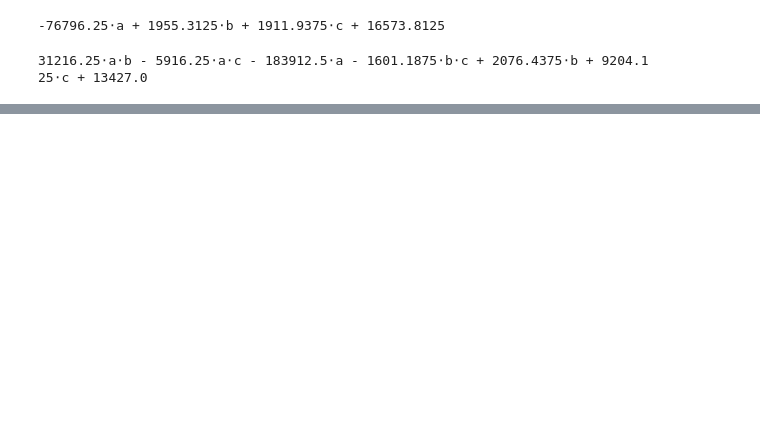
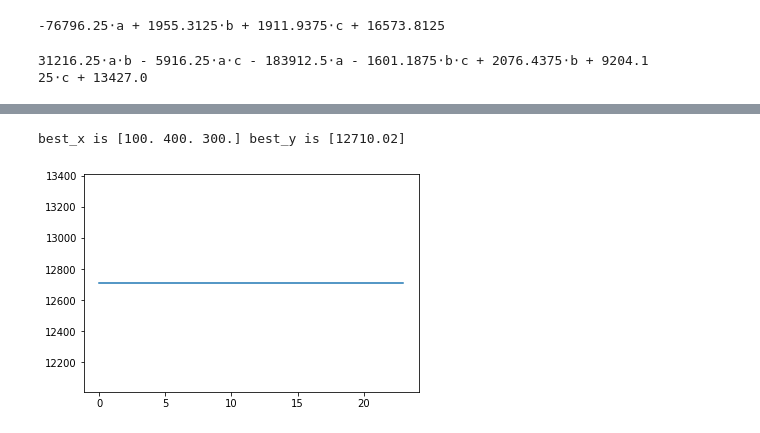
Before and after one commit to FernJSJ/Pyhon, a Jupyter notebook: Jupyter Notebook/Manjaro/响应面.ipynb, the cells around one changed output, grey strips where cells are left out. Drawn from its saved outputs; the diff is of its cells as text; code cells hidden in the pictures; blank space fills up the shorter version.

```diff
--- a/Jupyter Notebook/Manjaro/响应面.ipynb
+++ b/Jupyter Notebook/Manjaro/响应面.ipynb
@@ -27,0 +156,21 @@ print('%.4f' % x2)
+# %%
+# 20201229 补,简化,扩大
+# PSO
+def demo_func(x):
+    a,b,c= x
+    return -92865+557.008*a+211.48*b+143.43*c-0.738578*a*a-0.2435*b*b-1.0467*a*c
+
+import sko
+from sko.PSO import PSO
+
+pso = PSO(func = demo_func, n_dim = 3, pop = 40, max_iter = 150, lb = [100, 400, 300], ub =[ 200, 500, 400], w = 1, c1 = 2, c2 = 2)
+pso.run()
+print('best_x is', pso.gbest_x, 'best_y is', pso.gbest_y)
+
+import matplotlib.pyplot as plt
+
+plt.plot(pso.gbest_y_hist)
+plt.show()
+# %% [output]
+best_x is [100. 400. 300.] best_y is [12710.02]
+[figure, added]
```
Also changed, not shown: parts of 42 cells of this notebook, 22 other files.
